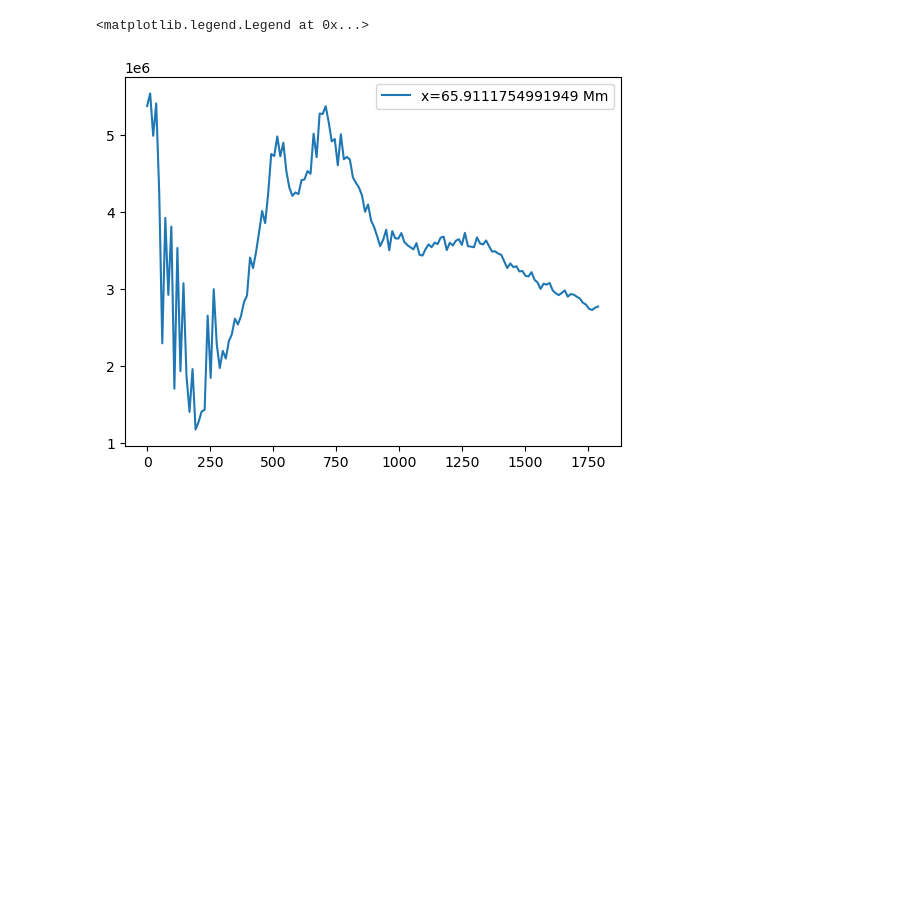
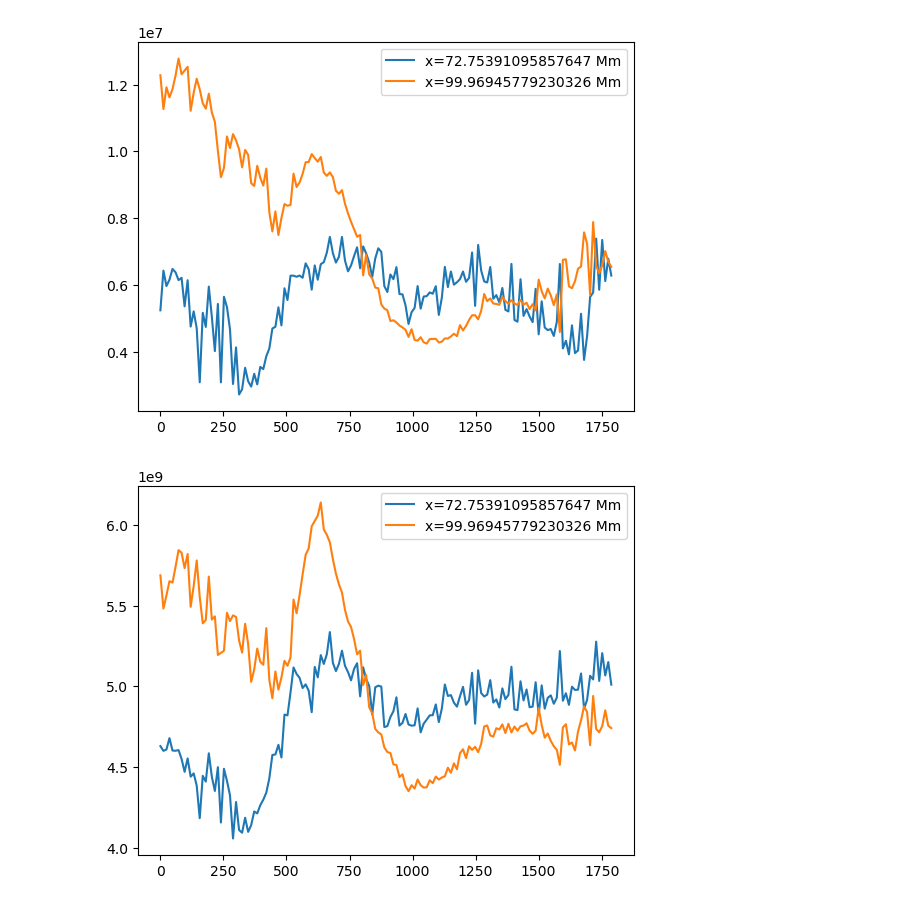
Before and after one commit to SunImagesTDPB/sunishot, a Jupyter notebook: events_analysis.ipynb, the cells around one changed output. Cells and saved outputs as stored; diff of their text form; code cells hidden in the pictures; blank space fills up the shorter version.

```diff
--- a/events_analysis.ipynb
+++ b/events_analysis.ipynb
@@ -17,7 +17,7 @@ import matplotlib.pyplot as plt
 from matplotlib import colors
 from matplotlib import dates
 # %%
-res = np.load('results_mean_line_rect.npz')
+res = np.load('final_results.npz')
 # %%
 dist = ((res['dist']*u.arcsec).to(u.rad).value*u.au).to(u.Mm)
 width = ((res['w']*u.arcsec).to(u.rad).value*u.au).to(u.Mm)
@@ -48,17 +52,17 @@ sites = SITES(t_min, t_max, n_bins, channels)
 
 # for _ in tqdm(range(10000)):
 #     dem, dem_err, err = sites.calc_dem(i, tol=0.01, max_iter=300)
-print(np.unique([res[k].shape for k in channels]))
-nt,nx = np.unique([res[k].shape for k in channels])
+print(np.unique([res[k].shape[0] for k in channels]))
+nt,nx = np.unique([res[k].shape[0] for k in channels])[0], np.unique([res[k].shape[1] for k in channels])[0]
 print(nt, nx)
 
-temp_plot = np.zeros(np.unique([res[k].shape for k in channels]))
-em_plot = np.zeros(np.unique([res[k].shape for k in channels]))
+temp_plot = np.zeros((nt, nx))
+em_plot = np.zeros((nt, nx))
 
 for i in range(nt):
     for j in range(nx):
         print(i,j)
-        dem, err, dem_err = sites.calc_dem(np.array([res[k][i,j] for k in channels]), tol=0.01, max_iter=300)
+        dem, err, dem_err = sites.calc_dem(np.array([res[k][j,i] for k in channels]), tol=0.01, max_iter=300)
         temp_plot[i,j] = sites.calc_temp(dem)
         em_plot[i,j] = sites.calc_em(dem)
 # %% [output]
@@ -95,6 +103,9 @@ plt.show()
 # %%
-fig1, ax1 = plt.subplots()
-im1 = ax1.pcolormesh(time, res['dist'], np.sqrt(em_plot/width.to(u.m).value).T, norm=ImageNormalize(stretch=LogStretch()))
-fig1.colorbar(im1, ax=ax1)
+conc = np.sqrt(em_plot/width.to(u.cm).value)
+fig1, ax1 = plt.subplots(figsize=(10,8))
+im1 = ax1.pcolormesh(time, dist, conc, norm=ImageNormalize(stretch=LogStretch()))
+ax1.set_xlabel('Time, s')
+ax1.set_ylabel('Distance, Mm')
+fig1.colorbar(im1, ax=ax1, label='N, cm$^{-3}$')
 plt.show()
 # %% [output]
@@ -102,10 +113,16 @@ plt.show()
 # %%
 # plt.plot(time, np.sqrt(em_plot.T[240]/width.to(u.m).value))
 # plt.plot(time, np.sqrt(em_plot.T[200]/width.to(u.m).value))
-i = 200
-plt.plot(time, temp_plot.T[i], label=f'x={dist[i]}')
+for i in range(80,len(dist)-20, 30):
+    plt.plot(time, temp_plot[i], label=f'x={dist[i]}')
 plt.legend()
+plt.show()
+
+for i in range(80,len(dist)-20, 30):
+    plt.plot(time, conc[i], label=f'x={dist[i]}')
+plt.legend()
+plt.show()
 # %% [output]
-<matplotlib.legend.Legend at 0x...>
-[figure, old version]
+[figure, new version]
+[figure, added]
 # %%
```
Also changed, not shown: parts of 6 cells of this notebook, 8 other files.
